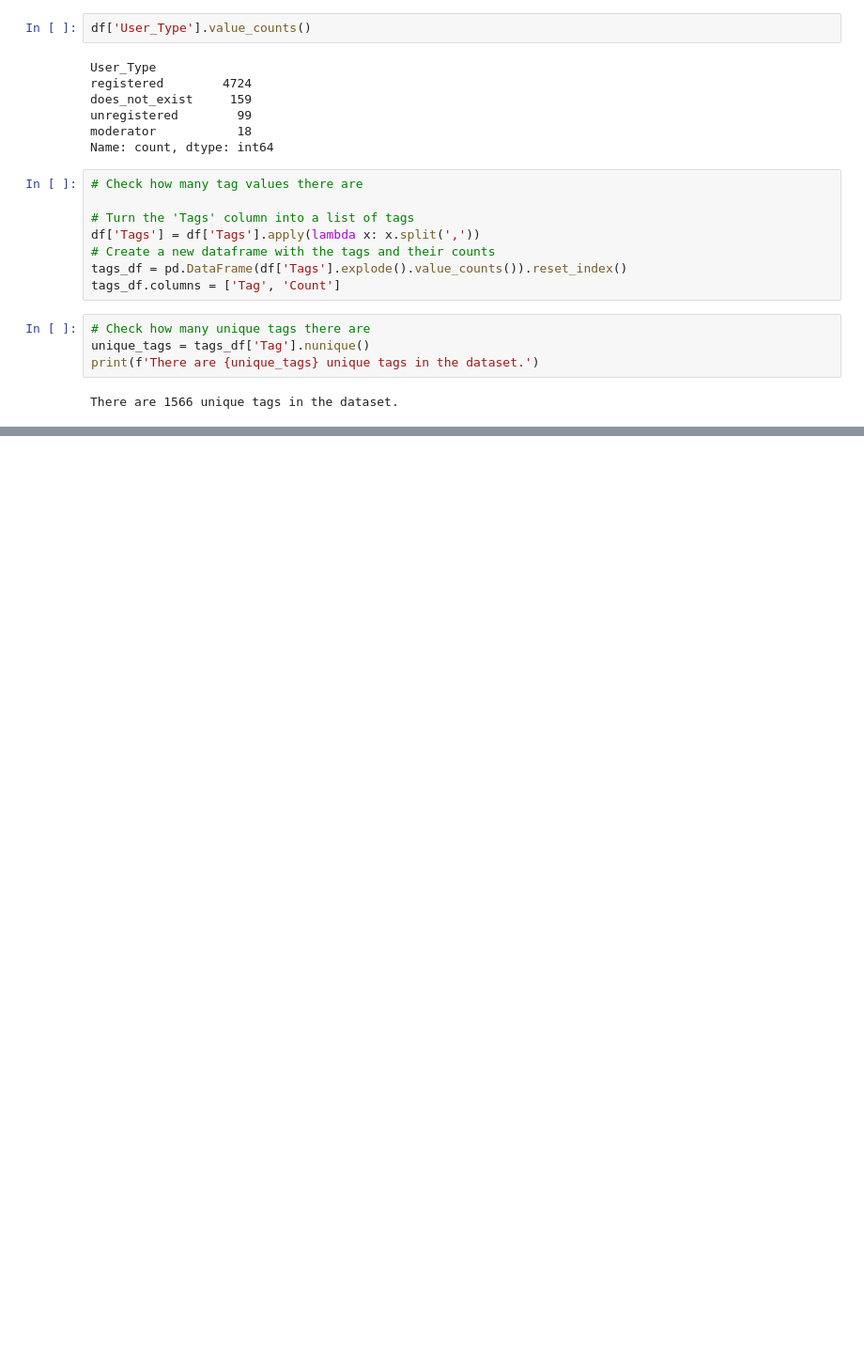
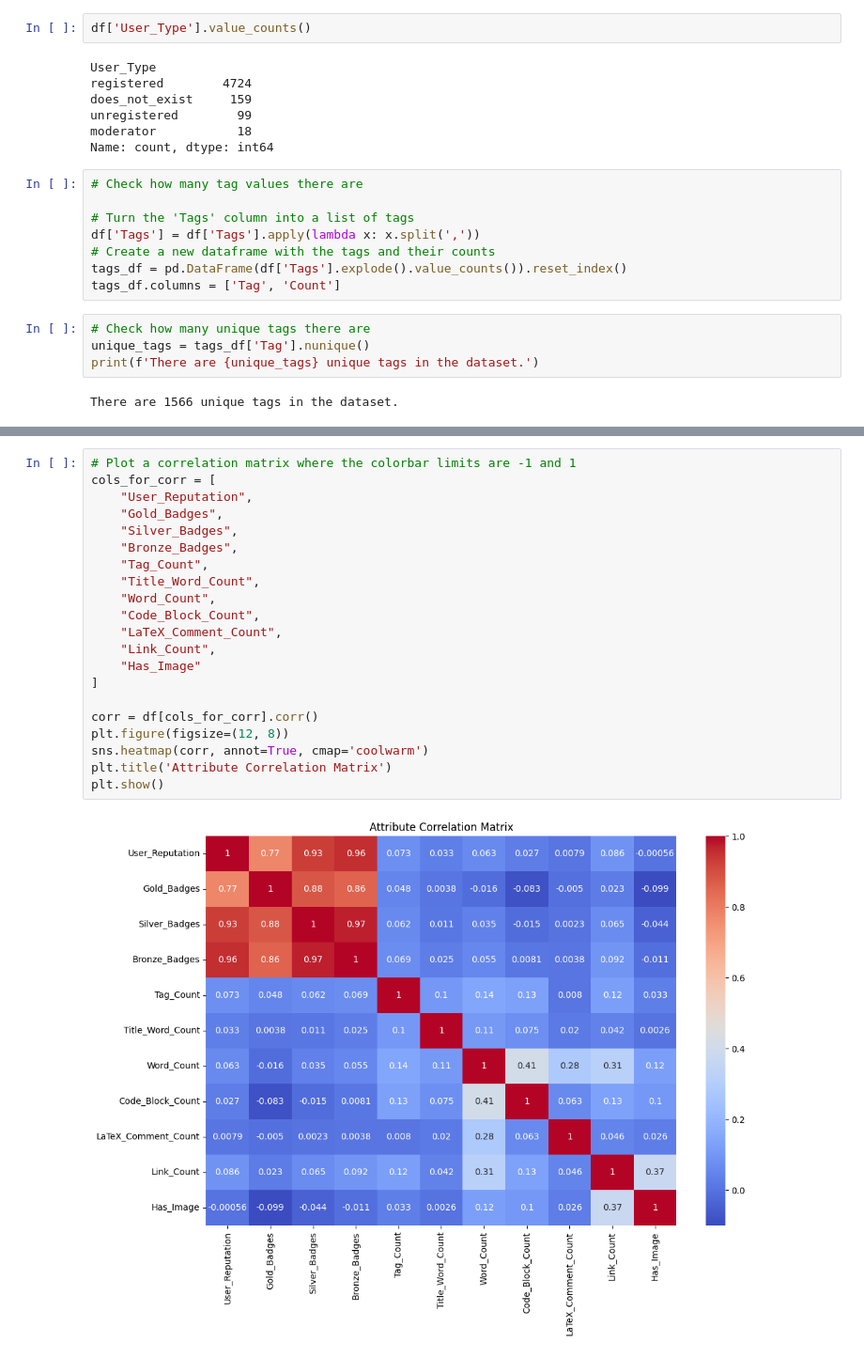
Before and after one commit to EladJoseph/Metacognition_Final_Project, a Jupyter notebook: data_exploration.ipynb, the cells around one changed output, grey strips where cells are left out. Shown at 94% size. Cells and saved outputs as stored; diff of their text form; blank space fills up the shorter version.

```diff
--- a/data_exploration.ipynb
+++ b/data_exploration.ipynb
@@ -123 +123,24 @@ for feature in numeric_features:
 ... (14 outputs left out)
+# %%
+# Plot a correlation matrix where the colorbar limits are -1 and 1
+cols_for_corr = [
+    "User_Reputation",
+    "Gold_Badges",
+    "Silver_Badges",
+    "Bronze_Badges",
+    "Tag_Count",
+    "Title_Word_Count",
+    "Word_Count",
+    "Code_Block_Count",
+    "LaTeX_Comment_Count",
+    "Link_Count",
+    "Has_Image"
+]
+
+corr = df[cols_for_corr].corr()
+plt.figure(figsize=(12, 8))
+sns.heatmap(corr, annot=True, cmap='coolwarm')
+plt.title('Attribute Correlation Matrix')
+plt.show()
+# %% [output]
+[figure, added]
```
Also changed, not shown: parts of 1 cell of this notebook, 2 other files.
